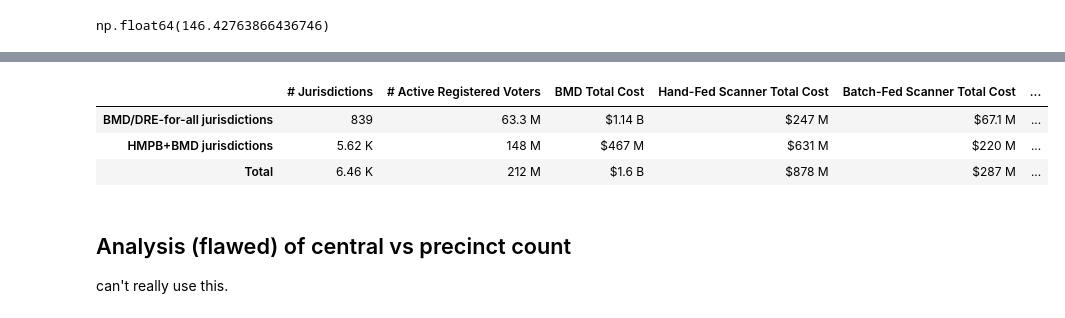
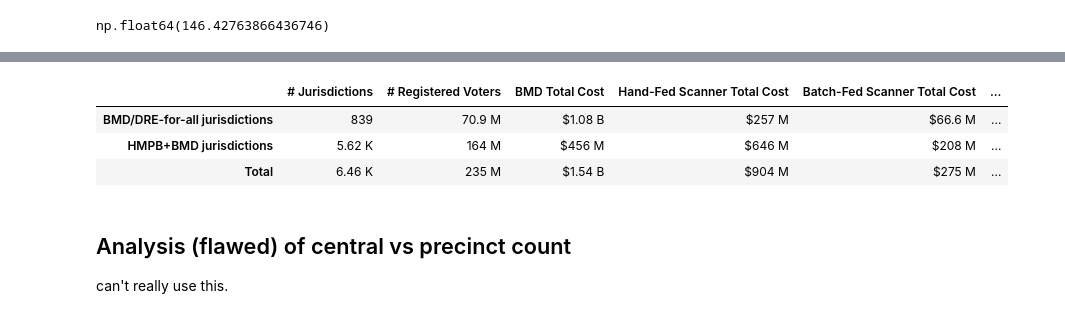
Before and after one commit to Bipartisan-Policy-Center/voting-equipment, a Jupyter notebook: cost_analysis.ipynb, the cells around one changed output, grey strips where cells are left out. Cells and saved outputs as stored; diff of their text form; code cells hidden in the pictures.

```diff
--- a/cost_analysis.ipynb
+++ b/cost_analysis.ipynb
@@ -245,6 +245,6 @@ eavs['incomplete_equipment'] = eavs.apply(incomplete_equipment_data, axis=1)
 equipment_counts = [key + '_total' for key in equipment_codes.keys()][:-1] + ['hand_fed_total', 'batch_fed_total']
 eavs['total_equipment_counts'] = eavs[equipment_counts].sum(axis=1)
 
-eavs['equipment_per_voter'] = eavs['total_equipment_counts'] / eavs['A1b']
+eavs['equipment_per_voter'] = eavs['total_equipment_counts'] / eavs['A1a']
 # %% [markdown]
 ## Apply filters to get overall equipment rates
@@ -332,7 +359,7 @@ After all masks, there remain 3229 of 6461 jurisdictions (3232 were removed), re
 # %%
-grouped = eq.groupby(['bmd_for_all'])[equipment_counts + ['scanner_total'] + ['A1b']].sum()
-per_voter_rates = grouped[equipment_counts].div(grouped['A1b'], axis=0)
-per_voter_rates
+grouped = eq.groupby(['bmd_for_all'])[equipment_counts + ['A1a']].sum()
+per_voter_rates = grouped[equipment_counts].div(grouped['A1a'], axis=0)
+(1/per_voter_rates).map(humanize.intword)
 # %% [output]
 |  | dre_wo_vvpat_total | dre_w_vvpat_total | bmd_total | hand_fed_total | batch_fed_total |
 | bmd_for_all |  |  |  |  |  |
@@ -355,7 +382,7 @@ for bmd_flag in [True, False]:
     rate_row = per_voter_rates.loc[bmd_flag]
     submask = mask & (eavs['bmd_or_dre_for_all'] == bmd_flag)
     for equipment in equipment_counts:
-        eavs.loc[submask, f'{equipment}_ideal'] = eavs.loc[submask, 'A1b'] * rate_row[equipment]
+        eavs.loc[submask, f'{equipment}_ideal'] = eavs.loc[submask, 'A1a'] * rate_row[equipment]
 
 # # For rows used in analysis, copy actuals into the _ideal columns
 for equipment in equipment_counts:
@@ -451,7 +478,7 @@ rows = []
 for label, group in eavs.groupby('bmd_or_dre_for_all'):
     jurisdictions = len(group)
 
-    n_registered_voters = group['A1b'].sum()
+    n_registered_voters = group['A1a'].sum()
 
     bmd_count = group['bmd_total_ideal'].sum()
     hand_fed_count = group['hand_fed_total_ideal'].sum()
@@ -465,7 +492,7 @@ for label, group in eavs.groupby('bmd_or_dre_for_all'):
     rows.append({
         'bmd_or_dre_for_all': label,
         '# Jurisdictions': jurisdictions,
-        '# Active Registered Voters': n_registered_voters,
+        '# Registered Voters': n_registered_voters,
         '# BMDs': int(bmd_count),
         'BMD Total Cost': bmd_total,
         '# Hand-Fed Scanners': int(hand_fed_count),
@@ -481,7 +508,7 @@ cost_table = pd.DataFrame(rows)
 # Add total row
 totals = {
     'bmd_or_dre_for_all': 'Total',
-    '# Active Registered Voters': cost_table['# Active Registered Voters'].sum(),
+    '# Registered Voters': cost_table['# Registered Voters'].sum(),
     '# Jurisdictions': cost_table['# Jurisdictions'].sum(),
     '# BMDs': cost_table['# BMDs'].sum(),
     'BMD Total Cost': cost_table['BMD Total Cost'].sum(),
@@ -510,7 +537,7 @@ for col in ['BMD Total Cost', 'Hand-Fed Scanner Total Cost', 'Batch-Fed Scanner
     cost_table[col] = cost_table[col].apply(lambda x: f'${number_formatter(x)}')
 
 # Format number columns
-for col in ['# Jurisdictions', '# Active Registered Voters', '# BMDs', '# Hand-Fed Scanners', '# Batch-Fed Scanners']:
+for col in ['# Jurisdictions', '# Registered Voters', '# BMDs', '# Hand-Fed Scanners', '# Batch-Fed Scanners']:
     cost_table[col] = cost_table[col].apply(number_formatter)
 
 cost_table
@@ -541,10 +568,10 @@ cost_table
 # %%
-cost_table[['# Jurisdictions', '# Active Registered Voters', 'BMD Total Cost', 'Hand-Fed Scanner Total Cost', 'Batch-Fed Scanner Total Cost', 'Total Cost']]
+cost_table[['# Jurisdictions', '# Registered Voters', 'BMD Total Cost', 'Hand-Fed Scanner Total Cost', 'Batch-Fed Scanner Total Cost', 'Total Cost']]
 # %% [output]
-|  | # Jurisdictions | # Active Registered Voters | BMD Total Cost | Hand-Fed Scanner Total Cost | Batch-Fed Scanner Total Cost | ... |
-| BMD/DRE-for-all jurisdictions | 839 | 63.3 M | $1.14 B | $247 M | $67.1 M | ... |
-| HMPB+BMD jurisdictions | 5.62 K | 148 M | $467 M | $631 M | $220 M | ... |
-| Total | 6.46 K | 212 M | $1.6 B | $878 M | $287 M | ... |
+|  | # Jurisdictions | # Registered Voters | BMD Total Cost | Hand-Fed Scanner Total Cost | Batch-Fed Scanner Total Cost | ... |
+| BMD/DRE-for-all jurisdictions | 839 | 70.9 M | $1.08 B | $257 M | $66.6 M | ... |
+| HMPB+BMD jurisdictions | 5.62 K | 164 M | $456 M | $646 M | $208 M | ... |
+| Total | 6.46 K | 235 M | $1.54 B | $904 M | $275 M | ... |
 # %% [markdown]
 ## Analysis (flawed) of central vs precinct count
 
```
Also changed, not shown: parts of 8 cells of this notebook, 9 other files.
